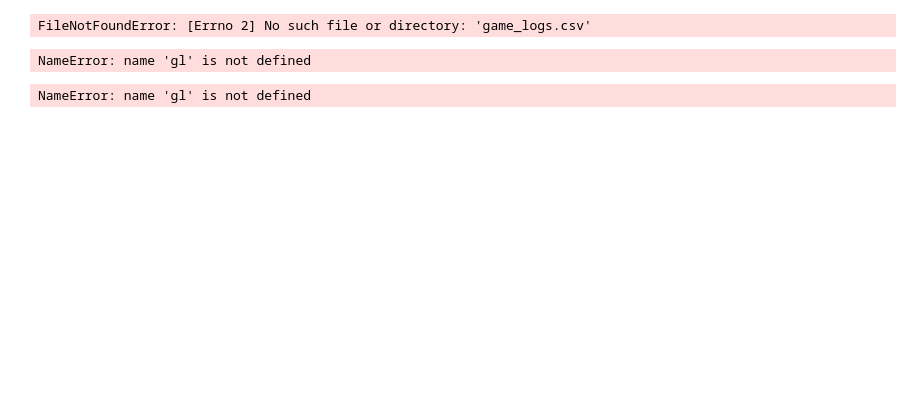
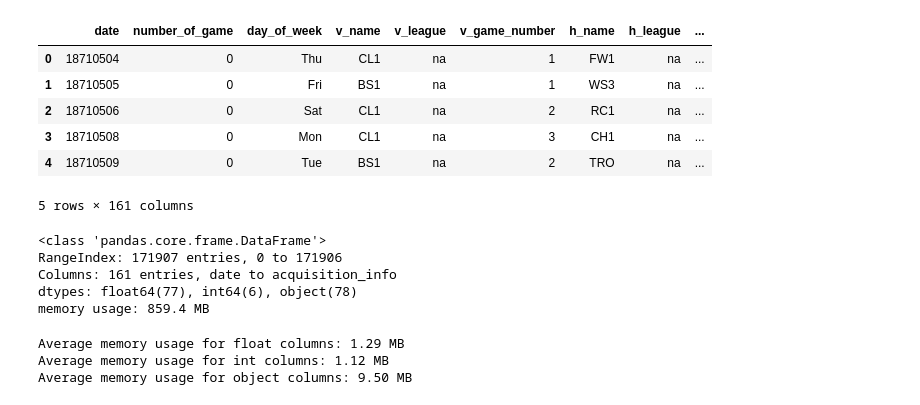
Before and after one commit to illinoisdata/kishu, a Jupyter notebook: elastic/examples/pandas.ipynb, the cells around one changed output. Saved outputs shown, nothing was run; the diff lists cells and outputs as text; code cells hidden in the pictures; blank space fills up the shorter version.

```diff
--- a/elastic/examples/pandas.ipynb
+++ b/elastic/examples/pandas.ipynb
@@ -5,15 +5,25 @@ sys.path.insert(0, os.path.abspath("../.."))
 # %%
 %%RecordEvent
 import pandas as pd
-gl = pd.read_csv('game_logs.csv')
+gl = pd.read_csv('checkpoints/game_logs.csv')
 gl.head()
 # %% [output]
+|  | date | number_of_game | day_of_week | v_name | v_league | v_game_number | h_name | h_league | ... |
+| 0 | 18710504 | 0 | Thu | CL1 | na | 1 | FW1 | na | ... |
+| 1 | 18710505 | 0 | Fri | BS1 | na | 1 | WS3 | na | ... |
+| 2 | 18710506 | 0 | Sat | CL1 | na | 2 | RC1 | na | ... |
+| 3 | 18710508 | 0 | Mon | CL1 | na | 3 | CH1 | na | ... |
+| 4 | 18710509 | 0 | Tue | BS1 | na | 2 | TRO | na | ... |
-FileNotFoundError: [Errno 2] No such file or directory: 'game_logs.csv'
+5 rows × 161 columns
 # %%
 %%RecordEvent
 gl.info(memory_usage='deep')
 # %% [output]
-NameError: name 'gl' is not defined
+<class 'pandas.core.frame.DataFrame'>
+RangeIndex: 171907 entries, 0 to 171906
+Columns: 161 entries, date to acquisition_info
+dtypes: float64(77), int64(6), object(78)
+memory usage: 859.4 MB
 # %%
 %%RecordEvent
 for dtype in ['float','int','object']:
@@ -22,7 +32,9 @@ for dtype in ['float','int','object']:
     mean_usage_mb = mean_usage_b / 1024 ** 2
     print("Average memory usage for {} columns: {:03.2f} MB".format(dtype,mean_usage_mb))
 # %% [output]
-NameError: name 'gl' is not defined
+Average memory usage for float columns: 1.29 MB
+Average memory usage for int columns: 1.12 MB
+Average memory usage for object columns: 9.50 MB
 # %%
 %%RecordEvent
 def mem_usage(pandas_obj):
```
Also changed, not shown: parts of 8 cells of this notebook, 1 other file.
